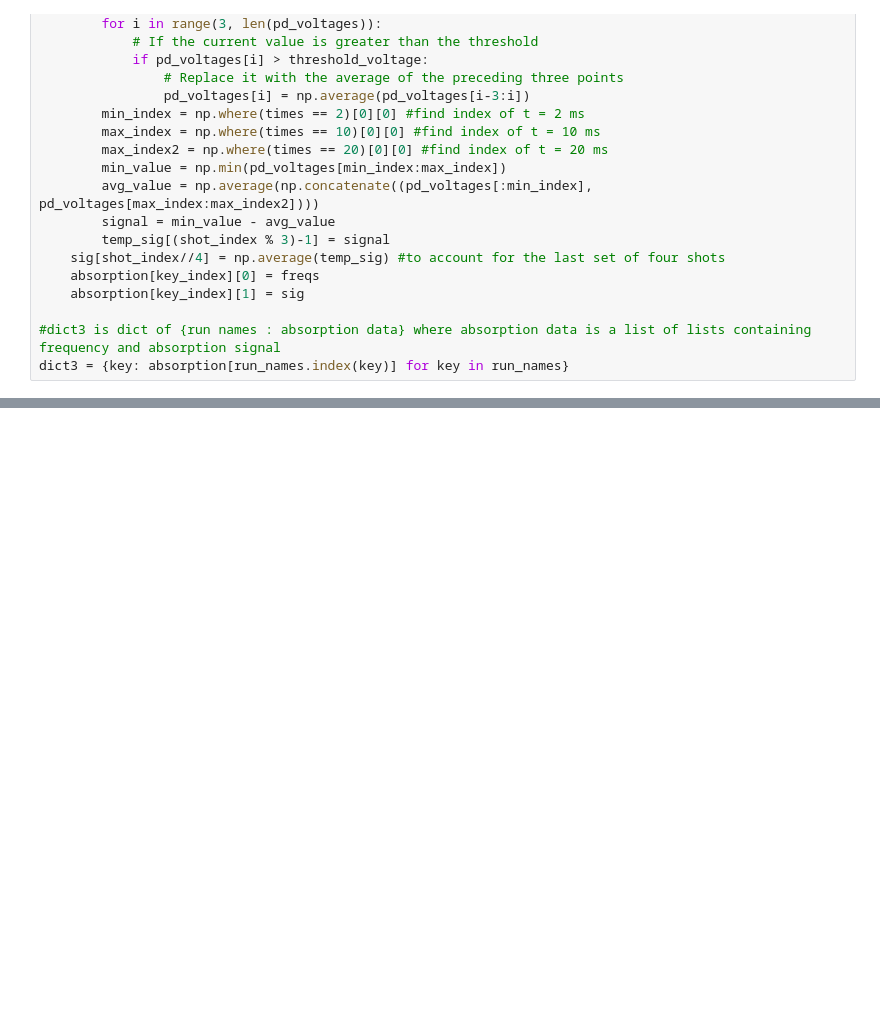
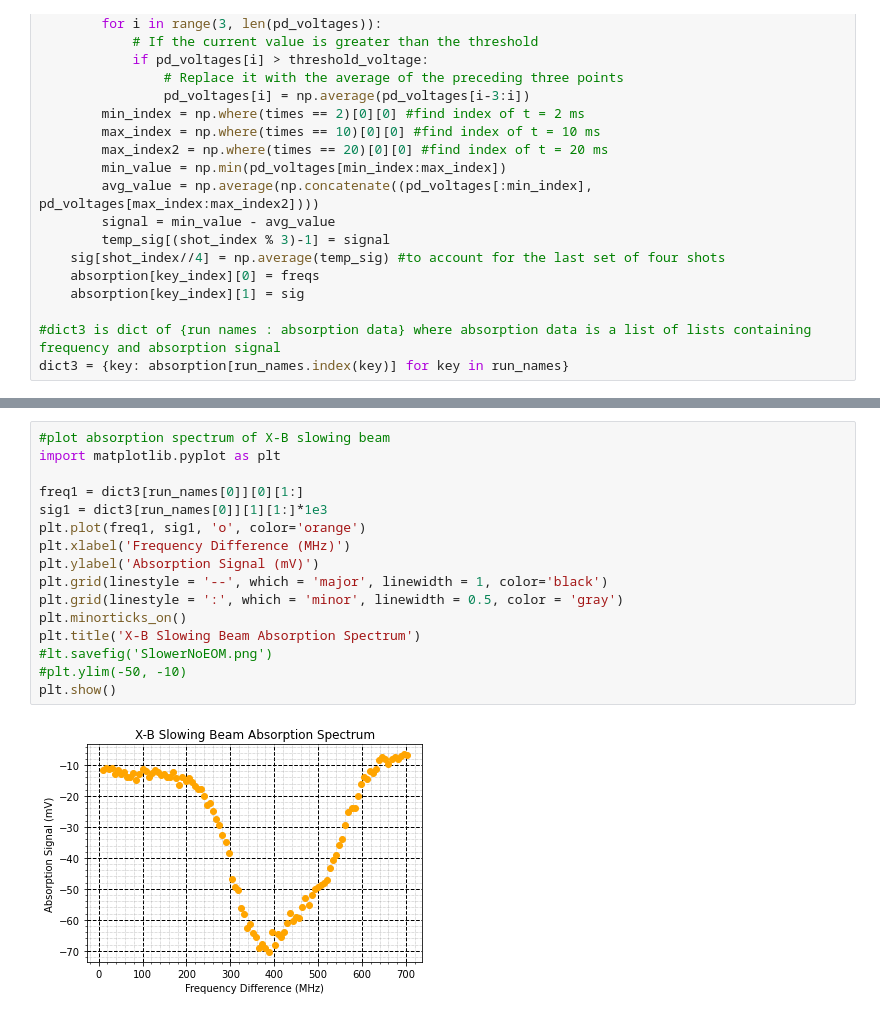
Before and after one commit to geoffrey-zheng/SrF-Calcs, a Jupyter notebook: Push-Beam/SlowerTransverseAbsorption.ipynb, the cells around one changed output, grey strips where cells are left out. Saved outputs shown, nothing was run; the diff lists cells and outputs as text; blank space fills up the shorter version.

Commit message:
slowing beam profile update

```diff
--- a/Push-Beam/SlowerTransverseAbsorption.ipynb
+++ b/Push-Beam/SlowerTransverseAbsorption.ipynb
@@ -129,0 +219,18 @@ plt.show()
+# %%
+#plot absorption spectrum of X-B slowing beam
+import matplotlib.pyplot as plt
+
+freq1 = dict3[run_names[0]][0][1:]
+sig1 = dict3[run_names[0]][1][1:]*1e3
+plt.plot(freq1, sig1, 'o', color='orange')
+plt.xlabel('Frequency Difference (MHz)')
+plt.ylabel('Absorption Signal (mV)')
+plt.grid(linestyle = '--', which = 'major', linewidth = 1, color='black')
+plt.grid(linestyle = ':', which = 'minor', linewidth = 0.5, color = 'gray')
+plt.minorticks_on()
+plt.title('X-B Slowing Beam Absorption Spectrum')
+#lt.savefig('SlowerNoEOM.png')
+#plt.ylim(-50, -10)
+plt.show()
+# %% [output]
+[figure, added]
```
Also changed, not shown: parts of 5 cells of this notebook, 11 other files.
